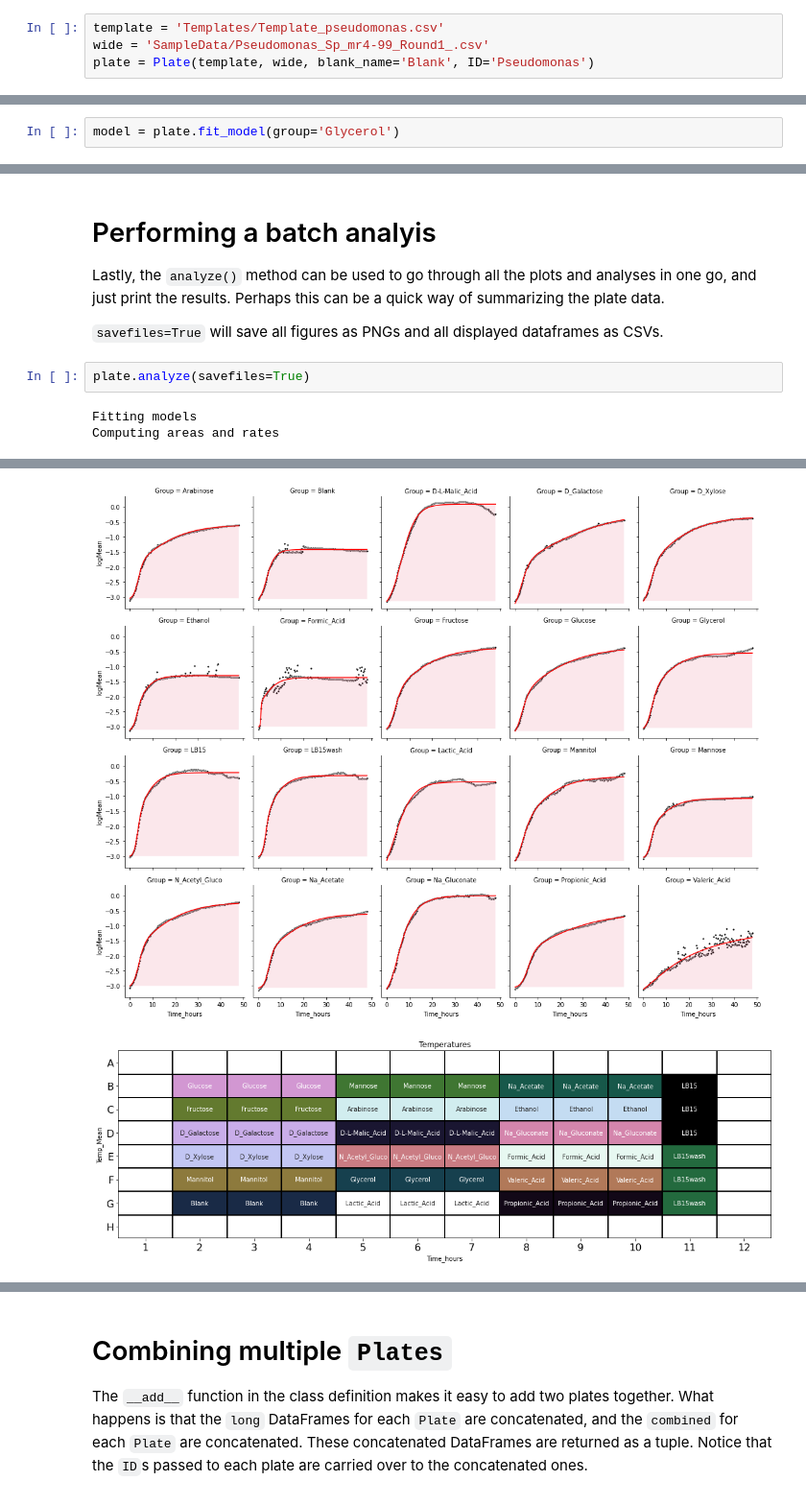
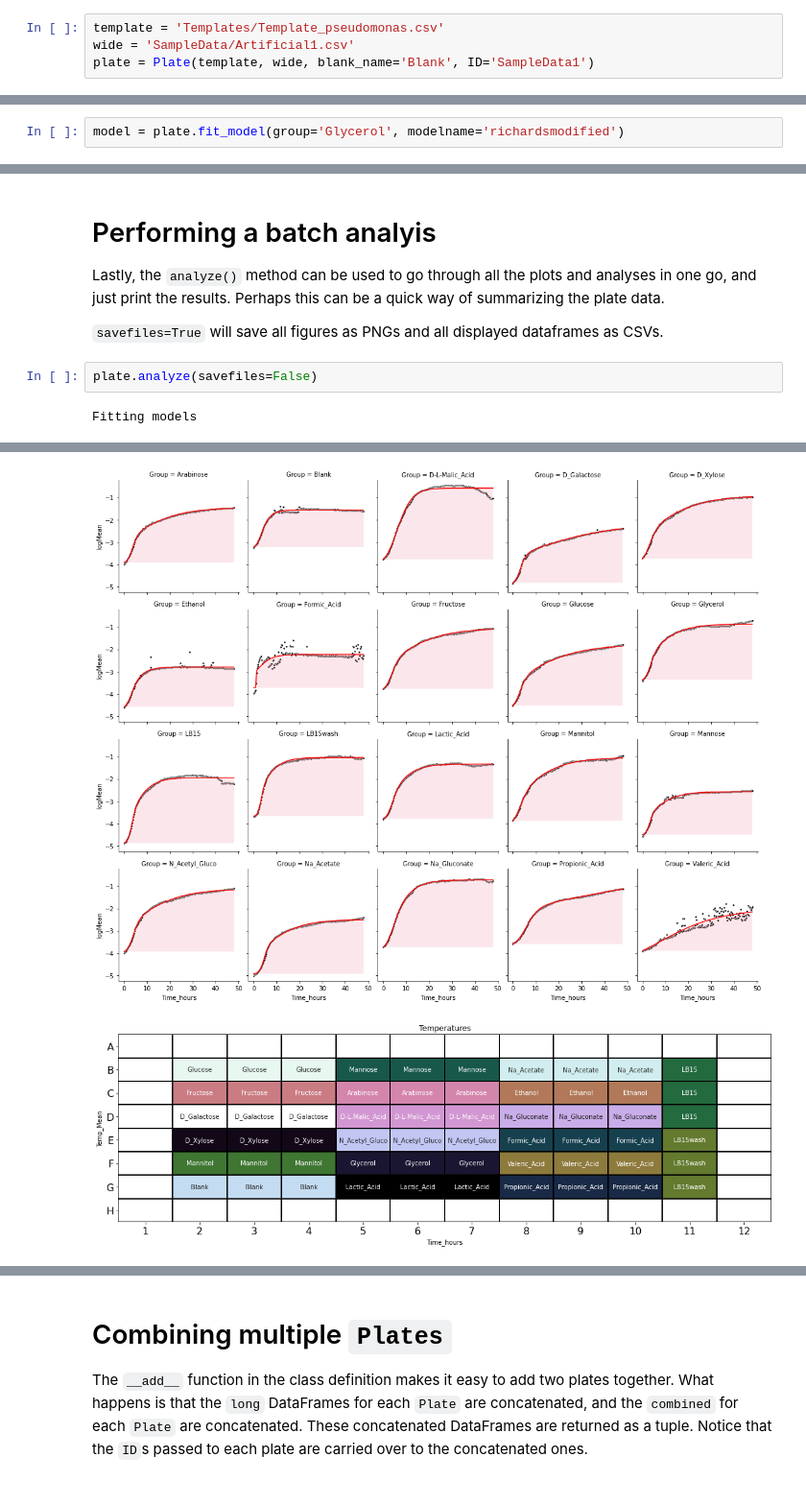
Before and after one commit to Brakjen/Bacteria-Growth-Curve-Analysis, a Jupyter notebook: WalkThrough.ipynb, the cells around one changed output, grey strips where cells are left out. Shown at 96% size. Drawn from its saved outputs; the diff is of its cells as text.

Commit message:
updated to using sample data. added plot of areas under the curve

```diff
--- a/WalkThrough.ipynb
+++ b/WalkThrough.ipynb
@@ -42,5 +42,5 @@ This is how you make a `Plate` object:
 # %%
 template = 'Templates/Template_pseudomonas.csv'
-wide = 'SampleData/Pseudomonas_Sp_mr4-99_Round1_.csv'
-plate = Plate(template, wide, blank_name='Blank', ID='Pseudomonas')
+wide = 'SampleData/Artificial1.csv'
+plate = Plate(template, wide, blank_name='Blank', ID='SampleData1')
 # %% [output]
@@ -213,7 +213,7 @@ With this object you can extract useful information from the fitted model.
 
 **Beware**: Currently, all model fitting can only be done on the log-transformed data.
 # %%
-model = plate.fit_model(group='Glycerol')
+model = plate.fit_model(group='Glycerol', modelname='richardsmodified')
 # %% [markdown]
 ### Symbolic representations
 # %%
@@ -316,7 +308,6 @@ Perhaps this can be a quick way of summarizing the plate data.
 
 `savefiles=True` will save all figures as PNGs and all displayed dataframes as CSVs.
 # %%
-plate.analyze(savefiles=True)
+plate.analyze(savefiles=False)
 # %% [output]
 Fitting models
-Computing areas and rates
@@ -341,2 +333,2 @@ Computing areas and rates
-[figure, old version]
+[figure, new version]
-[figure, old version]
+[figure, new version]
```
Also changed, not shown: parts of 28 cells of this notebook.
